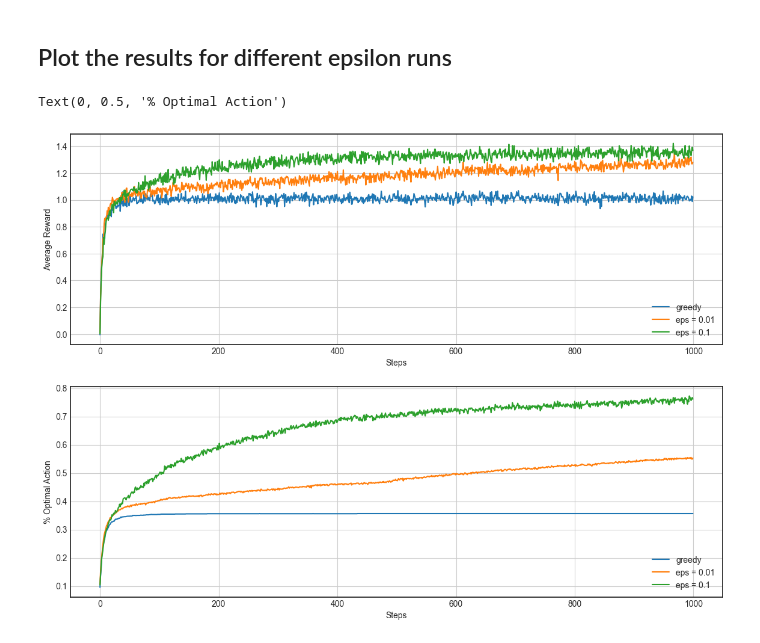
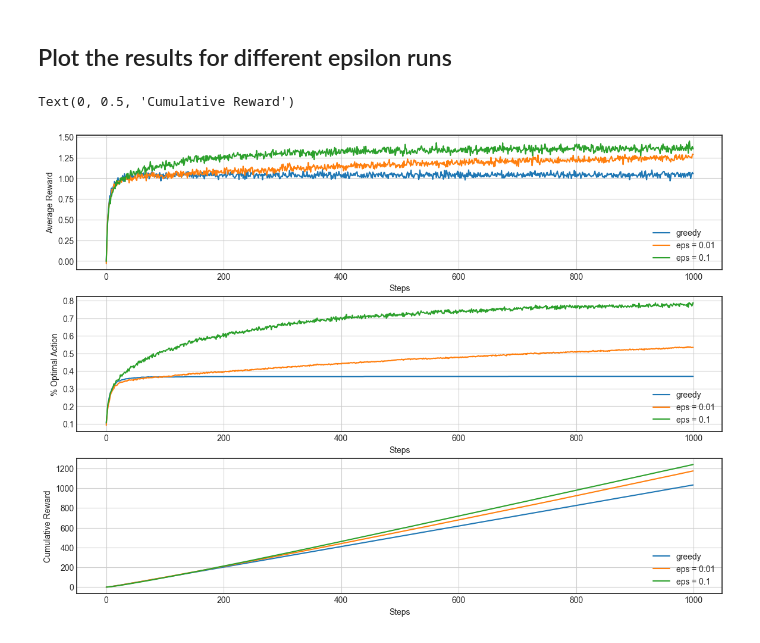
Before and after one commit to tusharkr/reinforcement-learning, a Jupyter notebook: chapter-2/notebooks/k-armed-bandits.ipynb, the cells around one changed output. Saved outputs shown, nothing was run; the diff lists cells and outputs as text; code cells hidden in the pictures.

```diff
--- a/chapter-2/notebooks/k-armed-bandits.ipynb
+++ b/chapter-2/notebooks/k-armed-bandits.ipynb
@@ -11,6 +11,7 @@ import matplotlib.pyplot as plt
 #### We sample the true action values (k=10) from a normal distribution with mean=0 and variance=1. After having chosen these k values, we sample the rewards at each timestep t from a distribution where mean=action_value and variance=1
 # %%
 k=10
+k_arms = np.zeros((10))
 for i in range(k):
     k_arms[i] = np.random.normal()
 data = []
@@ -34,6 +35,8 @@ def bandit_episode(k, steps, eps=0.1):
     opt_act = []
     k_reward = [0]*k
     k_value = {i:[0] for i in range(k)}
+    cum_rew = []
+    total_reward = 0
     # initialize the arm mean rewards
     for i in range(k):
         k_arms[i] = np.random.normal()
@@ -51,42 +54,53 @@ def bandit_episode(k, steps, eps=0.1):
         r = np.random.normal(loc=k_arms[ix], scale=1)
         opt_act.append(ix==opt_ix)
         rewards.append(r)
+        total_reward += r
+        cum_rew.append(total_reward)
         k_value[ix].append(r)
         k_reward[ix] = np.average(k_value[ix])
-    return (rewards, opt_act)
+    return (rewards, opt_act, cum_rew)
 
 def bandit_run(episodes, steps_per_episode, eps):
     results = []
     for i in range(episodes):
         results.append(bandit_episode(k=10, steps=steps_per_episode, eps=eps))
-    rewards, reward_opt = np.array([r[0] for r in results]), np.array([r[1] for r in results])
-    return np.average(rewards, axis=0), np.average(reward_opt, axis=0)
+    rewards, reward_opt, reward_cm = np.array([r[0] for r in results]), np.array([r[1] for r in results]), np.array([r[2] for r in results])
+    return np.average(rewards, axis=0), np.average(reward_opt, axis=0), np.average(reward_cm, axis=0)
 # %% [markdown]
 ## Run the k-bandits in different epsilon combinations
 # %%
-greedy, greedy_opt = bandit_run(episodes=2000, steps_per_episode=1000, eps=0)
-eps_1, eps_1_opt = bandit_run(episodes=2000, steps_per_episode=1000, eps=0.01)
-eps_10, eps_10_opt = bandit_run(episodes=2000, steps_per_episode=1000, eps=0.1)
+greedy, greedy_opt, greedy_cm = bandit_run(episodes=2000, steps_per_episode=1000, eps=0)
+eps_1, eps_1_opt, eps_1_cm = bandit_run(episodes=2000, steps_per_episode=1000, eps=0.01)
+eps_10, eps_10_opt, eps_10_cm = bandit_run(episodes=2000, steps_per_episode=1000, eps=0.1)
 # %% [markdown]
 ## Plot the results for different epsilon runs
 # %%
 plt.style.use('seaborn-white')
-fig, axs = plt.subplots(2,1, figsize=(14,10))
+fig, axs = plt.subplots(3,1, figsize=(14,10))
 axs[0].grid()
 axs[0].plot(range(len(greedy)), greedy, label='greedy')
 axs[0].plot(range(len(eps_1)), eps_1, label='eps = 0.01')
 axs[0].plot(range(len(eps_10)), eps_10, label='eps = 0.1')
 axs[0].legend(loc="lower right")
 axs[0].set_xlabel("Steps")
 axs[0].set_ylabel("Average Reward")
 axs[1].grid()
 axs[1].plot(range(len(greedy_opt)), greedy_opt, label='greedy')
 axs[1].plot(range(len(eps_1_opt)), eps_1_opt, label='eps = 0.01')
 axs[1].plot(range(len(eps_10_opt)), eps_10_opt, label='eps = 0.1')
 axs[1].legend()
 axs[1].legend(loc="lower right")
 axs[1].set_xlabel("Steps")
-axs[1].set_ylabel("% Optimal Action")
+axs[1].set_ylabel("% Optimal Action")\
+
+axs[2].grid()
+axs[2].plot(range(len(greedy_cm)), greedy_cm, label='greedy')
+axs[2].plot(range(len(eps_1_opt_cm)), eps_1_opt_cm, label='eps = 0.01')
+axs[2].plot(range(len(eps_10_opt_cm)), eps_10_opt_cm, label='eps = 0.1')
+axs[2].legend()
+axs[2].legend(loc="lower right")
+axs[2].set_xlabel("Steps")
+axs[2].set_ylabel("Cumulative Reward")
 # %% [output]
-Text(0, 0.5, '% Optimal Action')
+Text(0, 0.5, 'Cumulative Reward')
-[figure, old version]
+[figure, new version]
```
Also changed, not shown: parts of 1 cell of this notebook.
